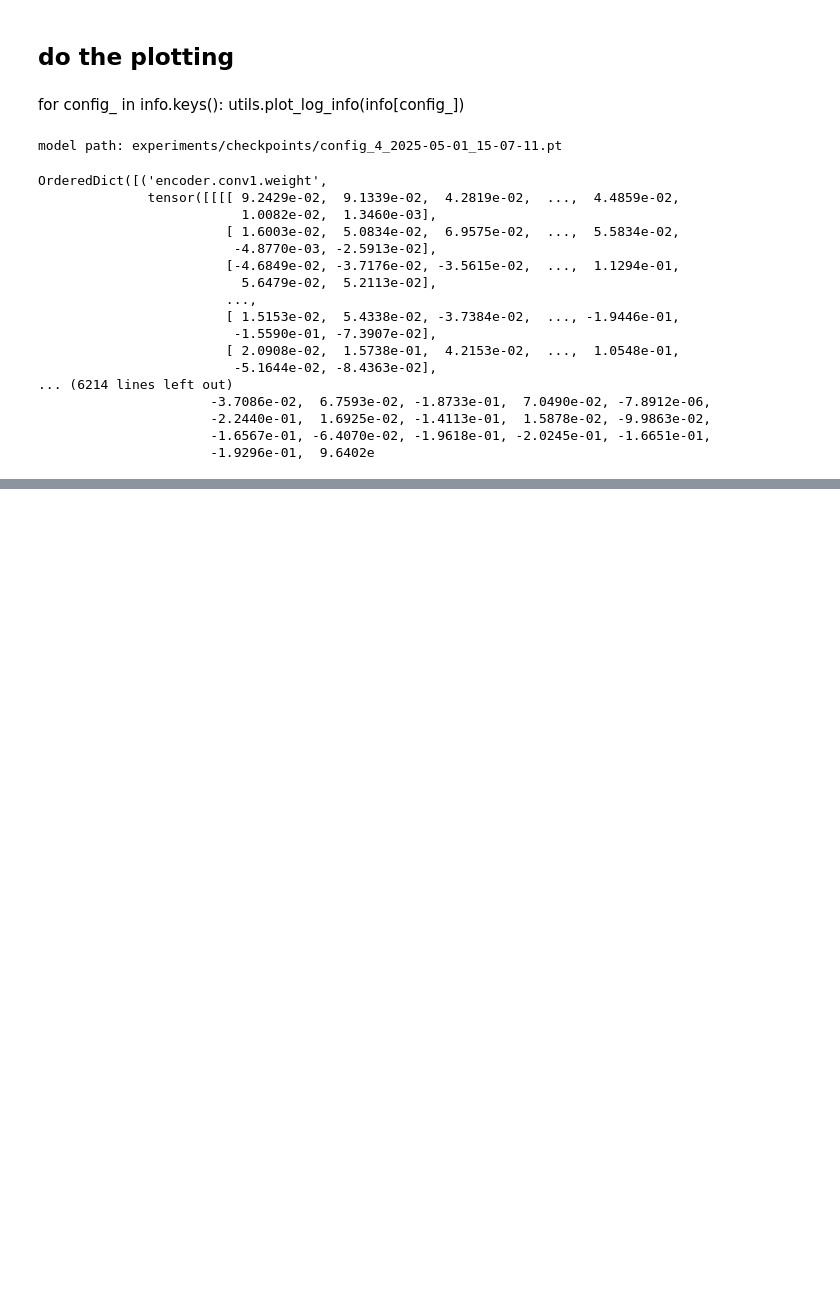
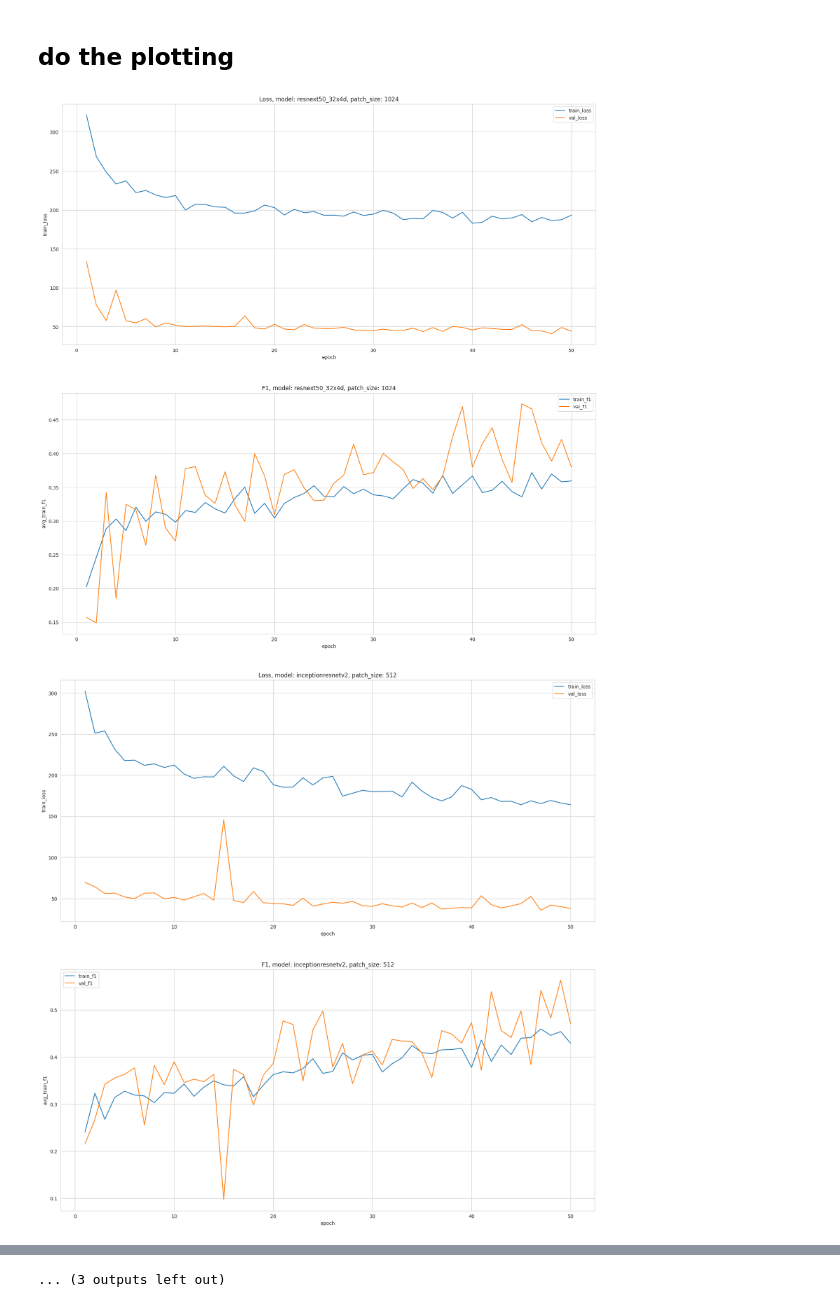
Before and after one commit to YounesHB92/master, a Jupyter notebook: notebooks/visualization.ipynb, the cells around one changed output, grey strips where cells are left out. Drawn from its saved outputs; the diff is of its cells as text; code cells hidden in the pictures; blank space fills up the shorter version.

```diff
--- a/notebooks/visualization.ipynb
+++ b/notebooks/visualization.ipynb
@@ -25,7 +25,8 @@ import src.utils as utils
 # %% [markdown]
 ## loading all the config files we  have
 # %%
-checkpoints_dir = os.getenv('CHECKPOINTS_DIR')
+mode = "cnn"
+checkpoints_dir = os.path.join(os.getenv('CHECKPOINTS_DIR'), mode)
 config_files = [file for file in os.listdir(checkpoints_dir) if file.endswith('.yaml')]
 print("Total config files found: ", len(config_files))
 # %% [output]
@@ -36,17 +37,7 @@ Total config files found:  7
 info = {}
 for config_file in config_files:
     config_path = os.path.join(checkpoints_dir, config_file)
-    config_info = utils.get_config_info(config_path)
+    config_info = utils.get_config_info(config_path, mode)
     info[config_file] = config_info
 # %% [markdown]
 ## do the plotting
-# %% [markdown]
-for config_ in info.keys():
-    utils.plot_log_info(info[config_])
-# %%
-import torch
-
-model_path = info[list(info.keys())[0]]["model_path"]
-print("model path:", model_path)
-# %% [output]
-model path: experiments/checkpoints/config_4_2025-05-01_15-07-11.pt
@@ -55,20 +44,6 @@ model = torch.load(model_path)
-# %%
-model
-# %% [output]
-OrderedDict([('encoder.conv1.weight',
-              tensor([[[[ 9.2429e-02,  9.1339e-02,  4.2819e-02,  ...,  4.4859e-02,
-                          1.0082e-02,  1.3460e-03],
-                        [ 1.6003e-02,  5.0834e-02,  6.9575e-02,  ...,  5.5834e-02,
-                         -4.8770e-03, -2.5913e-02],
-                        [-4.6849e-02, -3.7176e-02, -3.5615e-02,  ...,  1.1294e-01,
-                          5.6479e-02,  5.2113e-02],
-                        ...,
-                        [ 1.5153e-02,  5.4338e-02, -3.7384e-02,  ..., -1.9446e-01,
-                         -1.5590e-01, -7.3907e-02],
-                        [ 2.0908e-02,  1.5738e-01,  4.2153e-02,  ...,  1.0548e-01,
-                         -5.1644e-02, -8.4363e-02],
-... (6214 lines left out)
-                      -3.7086e-02,  6.7593e-02, -1.8733e-01,  7.0490e-02, -7.8912e-06,
-                      -2.2440e-01,  1.6925e-02, -1.4113e-01,  1.5878e-02, -9.9863e-02,
-                      -1.6567e-01, -6.4070e-02, -1.9618e-01, -2.0245e-01, -1.6651e-01,
-                      -1.9296e-01,  9.6402e
+# %%
+for config_ in info.keys():
+    utils.plot_log_info(info[config_], mode)
+# %% [output]
+[figure, added]
+[figure, added]
@@ -74,0 +60 @@ OrderedDict([('encoder.conv1.weight',
+... (3 outputs left out)
```
Also changed, not shown: parts of 3 cells of this notebook, 10 other files.
